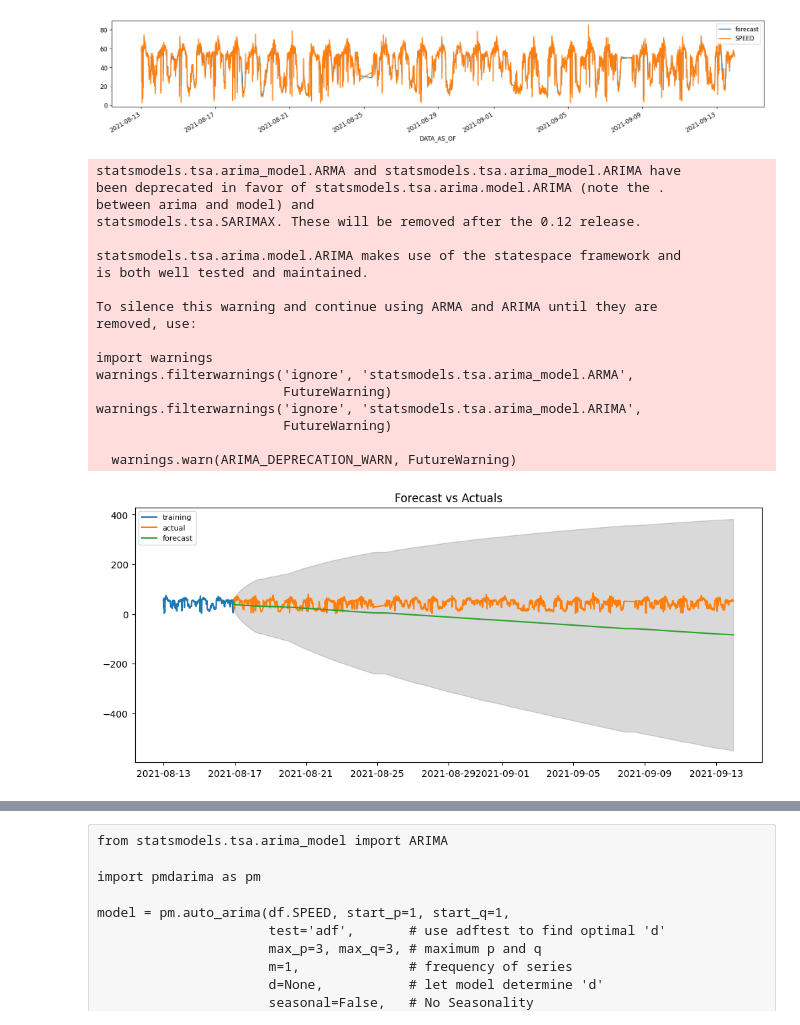
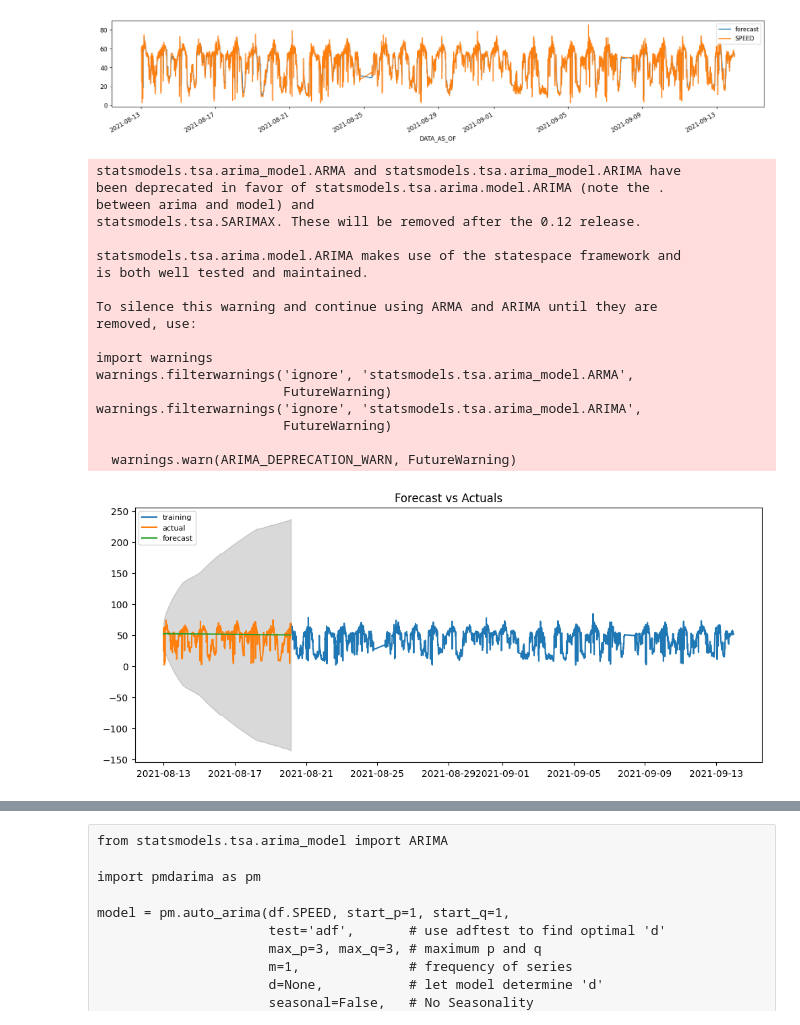
Before and after one commit to Village01/prediction, a Jupyter notebook: ARIMA Model for Time Series Forecasting.ipynb, the cells around one changed output, grey strips where cells are left out. Drawn from its saved outputs; the diff is of its cells as text; code cells hidden in the pictures.

```diff
--- a/ARIMA Model for Time Series Forecasting.ipynb
+++ b/ARIMA Model for Time Series Forecasting.ipynb
@@ -175,8 +175,8 @@ plt.show()
 from statsmodels.tsa.stattools import acf
 
 # Create Training and Test
-train = df.SPEED[:957]
-test = df.SPEED[958:]
+train = df.SPEED[1587:]
+test = df.SPEED[0:1587]
 # %%
 # Build Model
 # model = ARIMA(train, order=(3,2,1))
@@ -184,7 +184,7 @@ model = ARIMA(train, order=(1, 1, 1))
 fitted = model.fit(disp=-1)
 
 # Forecast
-fc, se, conf = fitted.forecast(7126, alpha=0.05)  # 95% conf
+fc, se, conf = fitted.forecast(1587, alpha=0.05)  # 95% conf
 
 # Make as pandas series
 fc_series = pd.Series(fc, index=test.index)
@@ -193,31 +193,31 @@ upper_series = pd.Series(conf[:, 1], index=test.index)
 
 # Plot
 plt.figure(figsize=(12,5), dpi=100)
 plt.plot(train, label='training')
 plt.plot(test, label='actual')
 plt.plot(fc_series, label='forecast')
 plt.fill_between(lower_series.index, lower_series, upper_series,
                  color='k', alpha=.15)
 plt.title('Forecast vs Actuals')
 plt.legend(loc='upper left', fontsize=8)
 plt.show()
 # %% [output]
 statsmodels.tsa.arima_model.ARMA and statsmodels.tsa.arima_model.ARIMA have
 been deprecated in favor of statsmodels.tsa.arima.model.ARIMA (note the .
 between arima and model) and
 statsmodels.tsa.SARIMAX. These will be removed after the 0.12 release.
 
 statsmodels.tsa.arima.model.ARIMA makes use of the statespace framework and
 is both well tested and maintained.
 
 To silence this warning and continue using ARMA and ARIMA until they are
 removed, use:
 
 import warnings
 warnings.filterwarnings('ignore', 'statsmodels.tsa.arima_model.ARMA',
                         FutureWarning)
 warnings.filterwarnings('ignore', 'statsmodels.tsa.arima_model.ARIMA',
                         FutureWarning)
 
   warnings.warn(ARIMA_DEPRECATION_WARN, FutureWarning)
-[figure, old version]
+[figure, new version]
```
Also changed, not shown: parts of 8 cells of this notebook.
